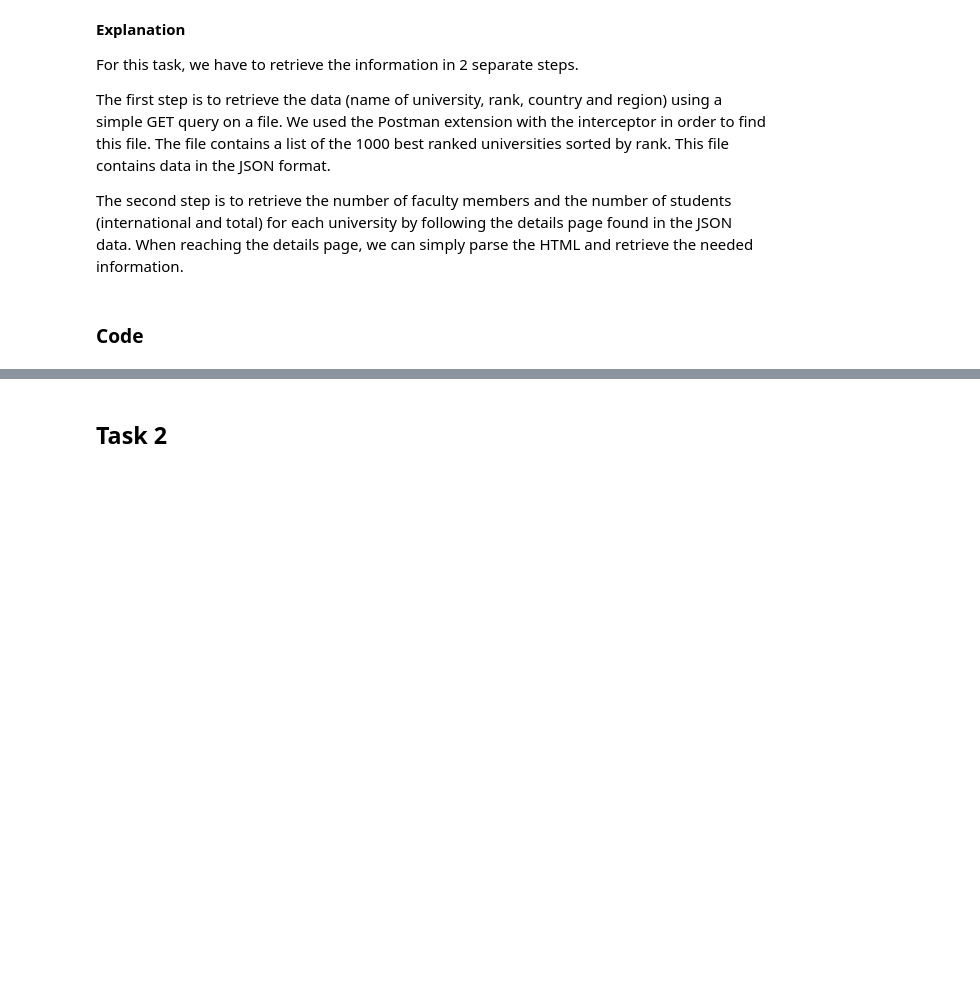
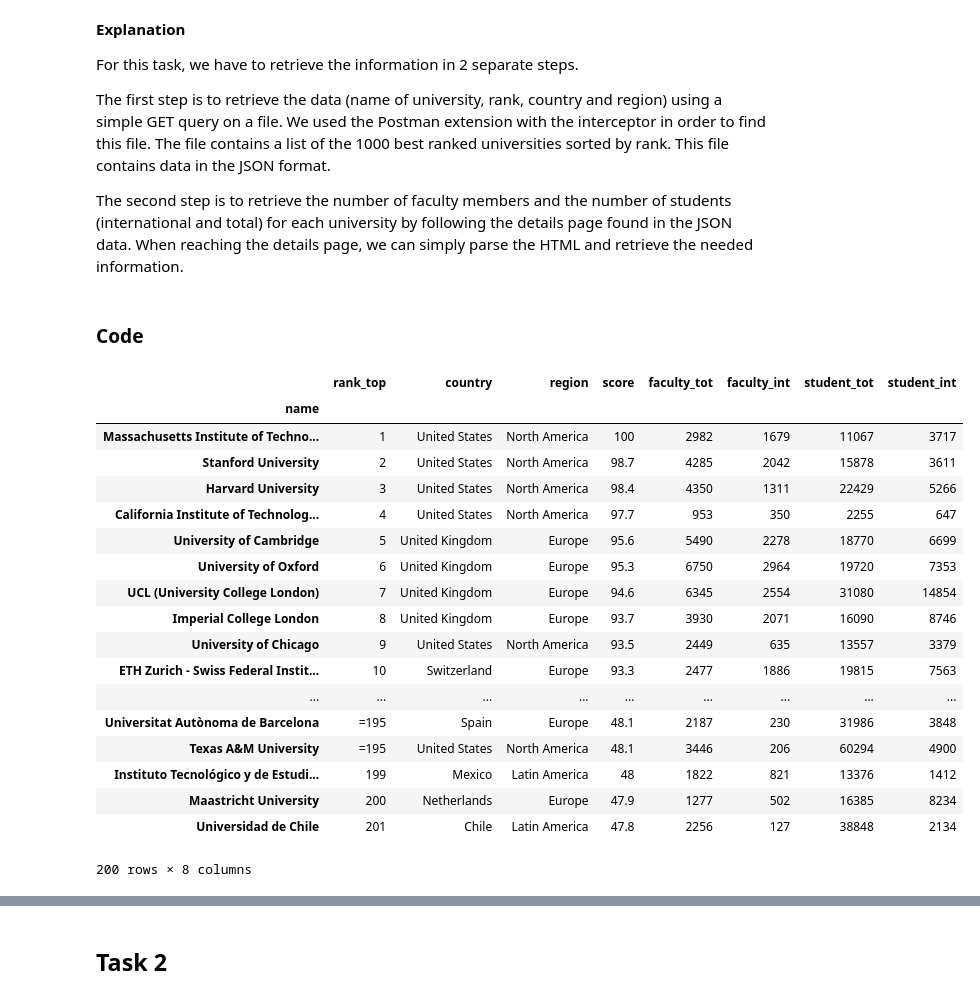
Before and after one commit to darioAnongba/EPFL-ADA, a Jupyter notebook: Labs/02 - Data from the Web/Homework2.ipynb, the cells around one changed output, grey strips where cells are left out. Cells and saved outputs as stored; diff of their text form; code cells hidden in the pictures; blank space fills up the shorter version.

```diff
--- a/Labs/02 - Data from the Web/Homework2.ipynb
+++ b/Labs/02 - Data from the Web/Homework2.ipynb
@@ -45,33 +45,53 @@ universities_top = pd.DataFrame(columns = (column_names + list(names_map.values(
 def get_details_info(div_name):
     div = soup.find('div',class_=div_name)
     if div:
         return int(div
             .find('div',class_='number')
             .text
             .replace("\n","")
             .replace(",","")
             .strip())
     else:
         return float('NaN')
 
 for university in top_200:
     row = {
         'name': university['title'],
         'rank_top': university['rank_display'],
         'country': university['country'],
         'region': university['region'],
         'score': university['score']
     }
 
     details_page_url = TOP_UNIVERSITIES_BASE + university['url']
     r = requests.get(details_page_url)
     soup = BeautifulSoup(r.text,'html.parser')
 
     for div_class, column_name in names_map.items():
         row[column_name] = get_details_info(div_class)
 
-    universities_top = universities.append(row, ignore_index=True)
+    universities_top = universities_top.append(row, ignore_index=True)
 
 universities_top.set_index(['name'])
+# %% [output]
+|  | rank_top | country | region | score | faculty_tot | faculty_int | student_tot | student_int |
+| name |  |  |  |  |  |  |  |  |
+| Massachusetts Institute of Techno... | 1 | United States | North America | 100 | 2982 | 1679 | 11067 | 3717 |
+| Stanford University | 2 | United States | North America | 98.7 | 4285 | 2042 | 15878 | 3611 |
+| Harvard University | 3 | United States | North America | 98.4 | 4350 | 1311 | 22429 | 5266 |
+| California Institute of Technolog... | 4 | United States | North America | 97.7 | 953 | 350 | 2255 | 647 |
+| University of Cambridge | 5 | United Kingdom | Europe | 95.6 | 5490 | 2278 | 18770 | 6699 |
+| University of Oxford | 6 | United Kingdom | Europe | 95.3 | 6750 | 2964 | 19720 | 7353 |
+| UCL (University College London) | 7 | United Kingdom | Europe | 94.6 | 6345 | 2554 | 31080 | 14854 |
+| Imperial College London | 8 | United Kingdom | Europe | 93.7 | 3930 | 2071 | 16090 | 8746 |
+| University of Chicago | 9 | United States | North America | 93.5 | 2449 | 635 | 13557 | 3379 |
+| ETH Zurich - Swiss Federal Instit... | 10 | Switzerland | Europe | 93.3 | 2477 | 1886 | 19815 | 7563 |
+| ... | ... | ... | ... | ... | ... | ... | ... | ... |
+| Universitat Autònoma de Barcelona | =195 | Spain | Europe | 48.1 | 2187 | 230 | 31986 | 3848 |
+| Texas A&M University | =195 | United States | North America | 48.1 | 3446 | 206 | 60294 | 4900 |
+| Instituto Tecnológico y de Estudi... | 199 | Mexico | Latin America | 48 | 1822 | 821 | 13376 | 1412 |
+| Maastricht University | 200 | Netherlands | Europe | 47.9 | 1277 | 502 | 16385 | 8234 |
+| Universidad de Chile | 201 | Chile | Latin America | 47.8 | 2256 | 127 | 38848 | 2134 |
+200 rows × 8 columns
 # %%
 universities_top
```
Also changed, not shown: parts of 27 cells of this notebook.
